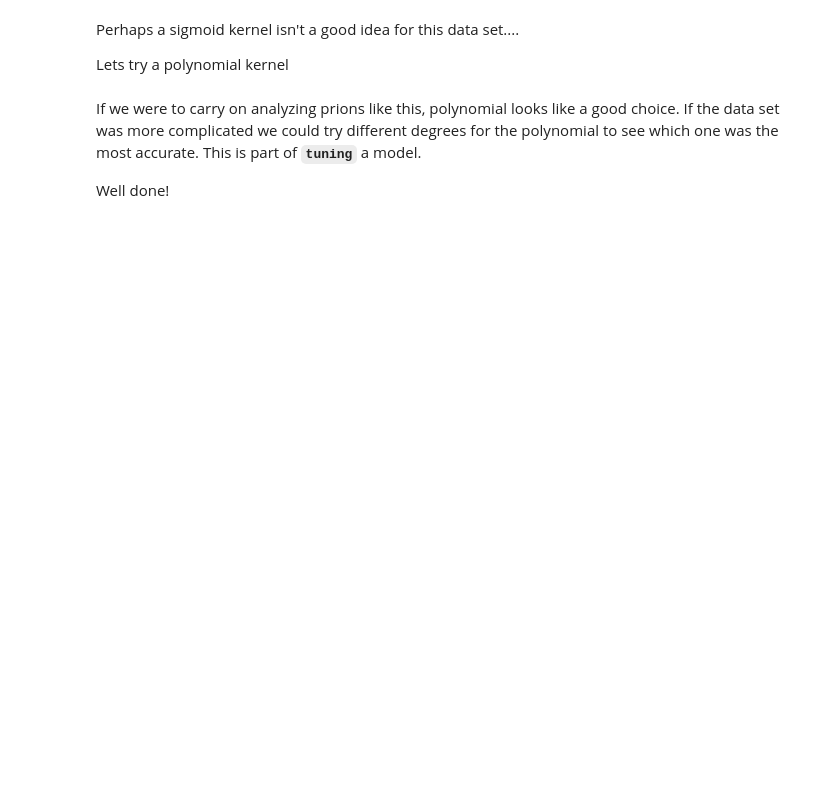
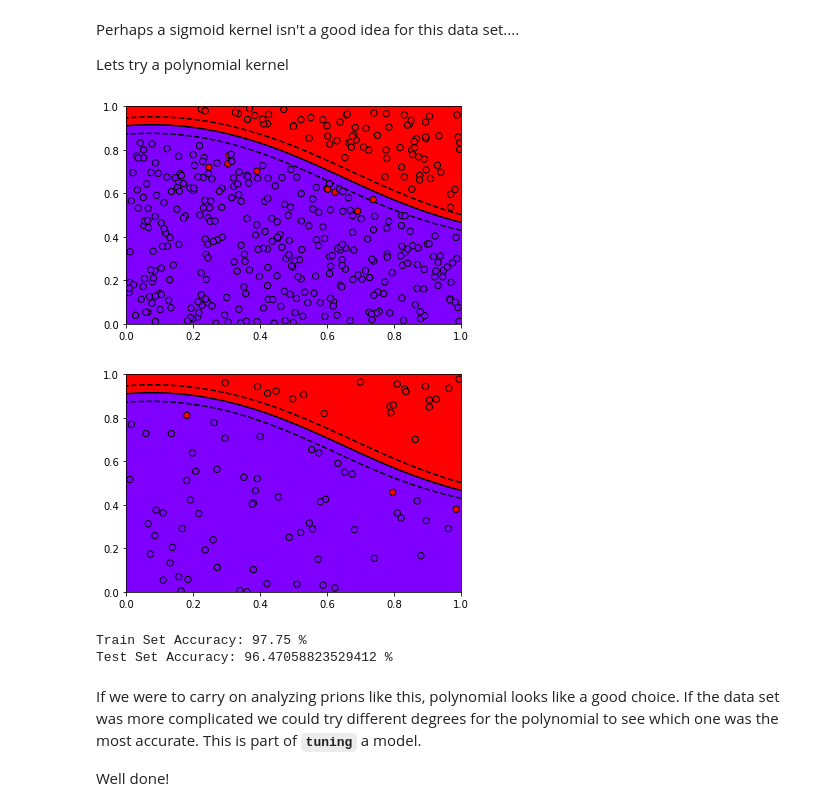
Before and after one commit to quocthang0507/Machine-Learning, a Jupyter notebook: ML Crash Course Python Programming Exercises/07. Advanced SVMs - Python.ipynb, the cells around one changed output. Drawn from its saved outputs; the diff is of its cells as text; code cells hidden in the pictures; blank space fills up the shorter version.

```diff
--- a/ML Crash Course Python Programming Exercises/07. Advanced SVMs - Python.ipynb
+++ b/ML Crash Course Python Programming Exercises/07. Advanced SVMs - Python.ipynb
@@ -316,11 +326,16 @@ Lets try a polynomial kernel
 # %%
 # Make a new polynomial SVM model
 
 ###--- REPLACE THE ??? BELOW WITH 'poly' (INCLUDING THE QUOTES) ---###
-SVM_Model = svm.SVC(kernel = ???, gamma = 10, degree = 3, coef0 = 0).fit(train_X, train_Y)
+SVM_Model = svm.SVC(kernel = 'poly', gamma = 10, degree = 3, coef0 = 0).fit(train_X, train_Y)
 ###
 
 assess_SVM(SVM_Model)
+# %% [output]
+[figure, added]
+[figure, added]
+Train Set Accuracy: 97.75 %
+Test Set Accuracy: 96.47058823529412 %
 # %% [markdown]
 If we were to carry on analyzing prions like this, polynomial looks like a good choice. If the data set was more complicated we could try different degrees for the polynomial to see which one was the most accurate. This is part of __`tuning`__ a model.
 
```
Also changed, not shown: parts of 2 cells of this notebook, 6 other files.
